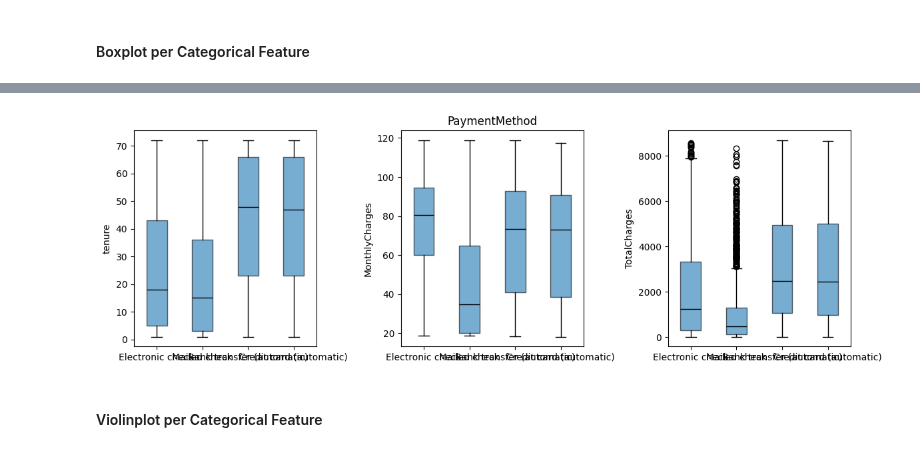
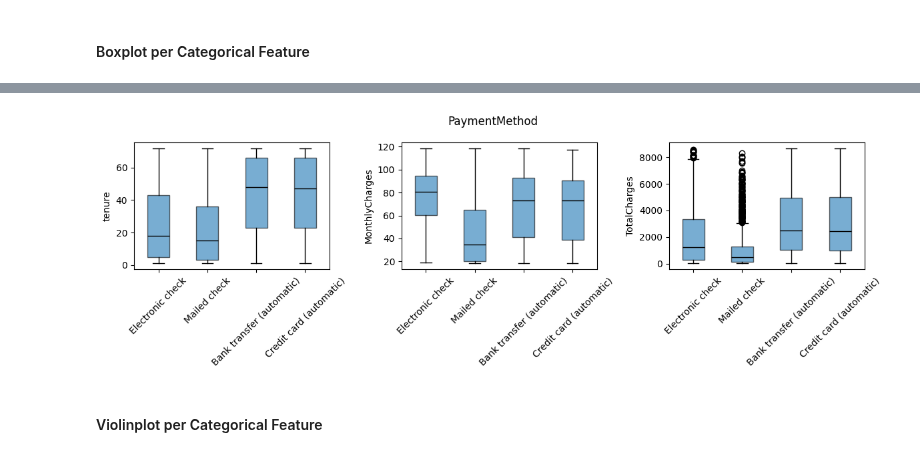
Before and after one commit to CassiaNascimento/Customer_Churn_Prediction, a Jupyter notebook: notebooks/EDA.ipynb, the cells around one changed output, grey strips where cells are left out. Drawn from its saved outputs; the diff is of its cells as text; code cells hidden in the pictures.

```diff
--- a/notebooks/EDA.ipynb
+++ b/notebooks/EDA.ipynb
@@ -2079,8 +711,9 @@ df_grouped.head()
 | 4 | No | 4 | 2081 |
 # %%
 total_counts={}
-for val in df_grouped["customer level"].unique():
-    total_counts[val]=df_grouped[df_grouped["customer level"]==val]["counts"].sum()
+for val in df_grouped["CustomerLevel"].unique():
+    total_counts[val]=df_grouped[df_grouped["CustomerLevel"]==val]["counts"].sum()
 # %%
 for i in range(len(df_grouped)):
-    df_grouped.loc[i,"percent"]=str(round(100*df_grouped.loc[i,"counts"]/total_counts[df_grouped["customer level"][i]],1))+"%"
+    df_grouped.loc[i,"percent_text"]=str(round(100*df_grouped.loc[i,"counts"]/total_counts[df_grouped["CustomerLevel"][i]],1))+"%"
+    df_grouped.loc[i,"%"]=100*df_grouped.loc[i,"counts"]/total_counts[df_grouped["CustomerLevel"][i]]
@@ -2087,5 +727,6 @@ for i in range(len(df_grouped)):
 # %%
-fig = px.bar(df_grouped, x="customer level", y="counts",color="Churn", text="percent", category_orders={"Churn":["Yes","No"]}, barmode="group")
+# y-axis : percent. This representation causes less awkwardness due to the percents, but does not offer info on the number of customers per seniority level.
+fig = px.bar(df_grouped, x="CustomerLevel", y="%",color="Churn", text="percent_text", category_orders={"Churn":["Yes","No"]}, barmode="group")
 fig.update_traces(textposition='outside')
 fig.update_traces(marker_color="rgba(99, 110, 250, 0.65)", marker_line_color="rgb(99, 110, 250)",marker_line_width=2, selector=dict(name='No'))
 fig.update_traces(marker_color="rgba(239, 85, 59, 0.65)", marker_line_color="rgb(239, 85, 59)",marker_line_width=2, selector=dict(name='Yes'))
@@ -2169,7 +766,7 @@ for col in categorical_features[:-1]:
                    medianprops={'color': 'black'})
         axs[i].set_ylabel(numerical_features[i])
         axs[i].set_xticks([y + 1 for y in range(len(cat_values))],labels=cat_values)
-    axs[1].set_title(col)
+    fig.suptitle(col)
 
     plt.tight_layout()
     plt.show()
@@ -2190,22 +787,23 @@ for col in categorical_features[:-1]:
 # %%
 for col in categorical_features[-1:]:
     cat_values = df[col].unique()
     fig, axs = plt.subplots(1,len(numerical_features), figsize = (12,4))
     for i in range(len(numerical_features)):
         axs[i].boxplot([df[df[col]==cat_value][numerical_features[i]] for cat_value in cat_values],
                    patch_artist=True,
                    boxprops={'facecolor': 'C0', 'alpha' : 0.6},
                    medianprops={'color': 'black'})
         axs[i].set_ylabel(numerical_features[i])
         axs[i].set_xticks([y + 1 for y in range(len(cat_values))], labels=cat_values)
-        if col == 'Payment Method':
+        if col == 'PaymentMethod':
             axs[i].tick_params(axis='x', rotation=45)
-    axs[1].set_title(col)
+    fig.suptitle(col)
+    plt.xticks(rotation=45)
 
     plt.tight_layout()
     plt.show()
 # %% [output]
-[figure, old version]
+[figure, new version]
 # %% [markdown]
 #### Violinplot per Categorical Feature
 # %%
```
Also changed, not shown: parts of 374 cells of this notebook, 3 other files.
